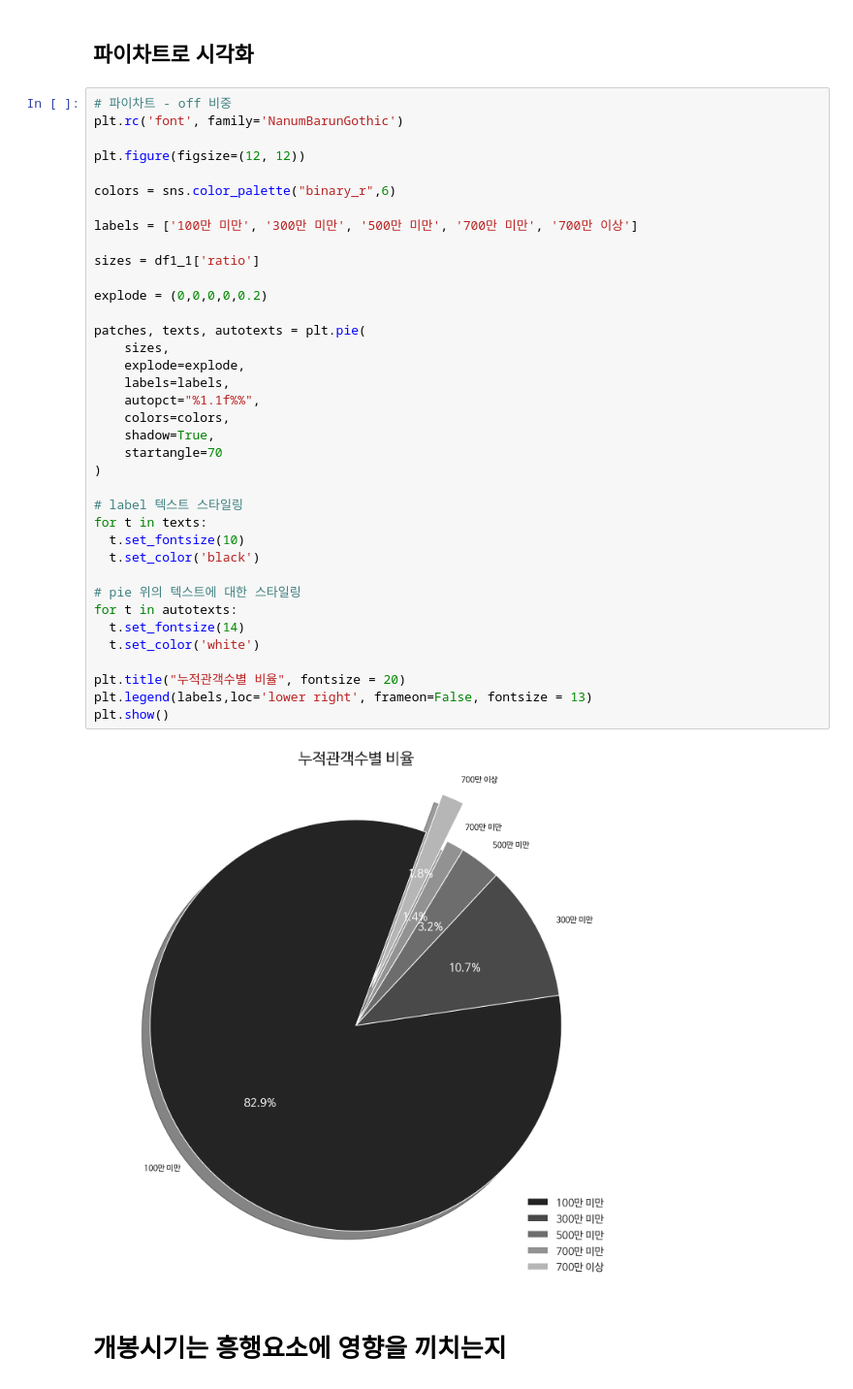
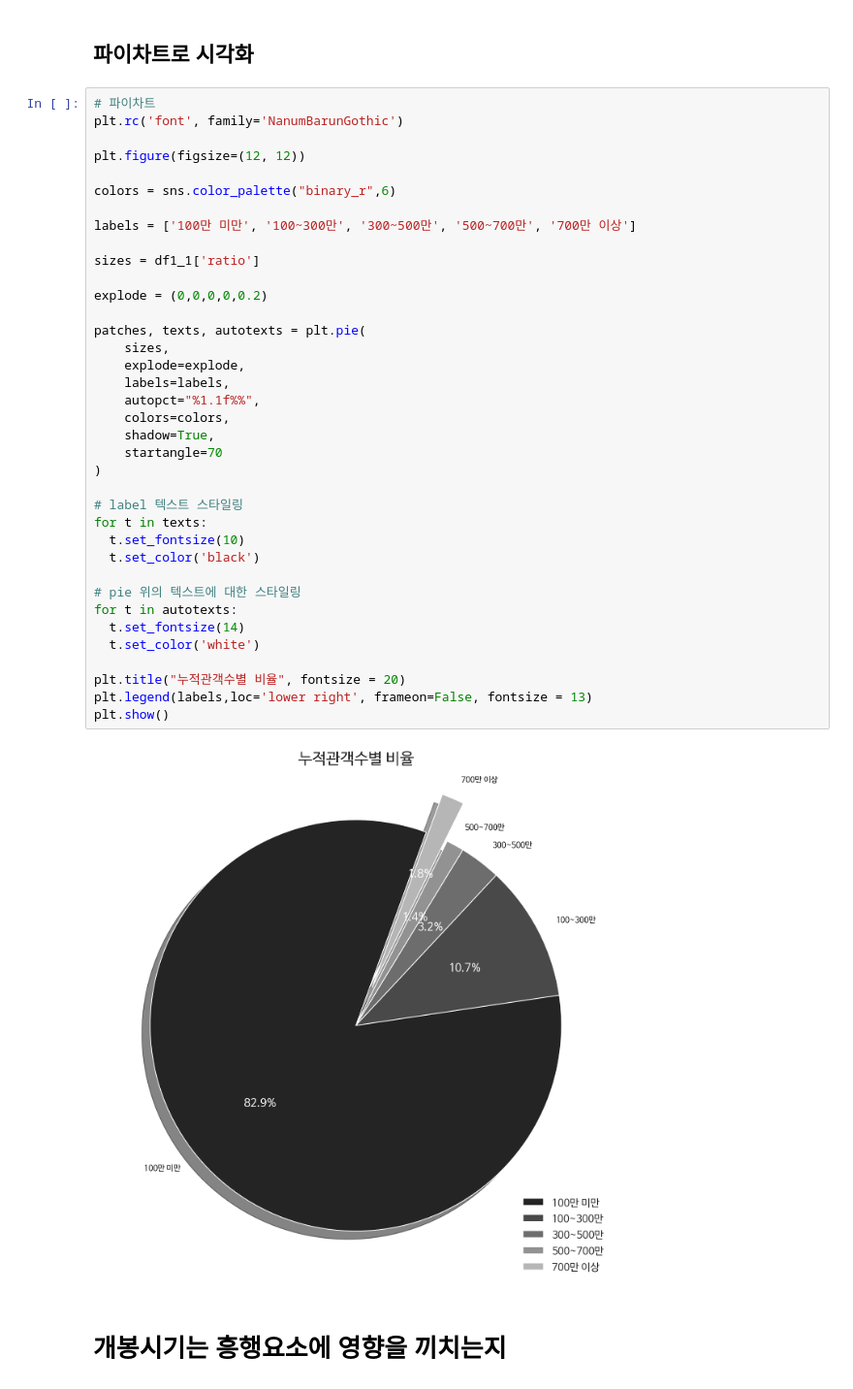
Before and after one commit to suyeee/DE_Project, a Jupyter notebook: 네이버_영화_분석.ipynb, the cells around one changed output. Shown at 97% size. Cells and saved outputs as stored; diff of their text form.

```diff
--- a/네이버_영화_분석.ipynb
+++ b/네이버_영화_분석.ipynb
@@ -400,44 +400,44 @@ df1_1['count'].sum()
 # %% [markdown]
 ## 파이차트로 시각화
 # %%
-# 파이차트 - off 비중
+# 파이차트
 plt.rc('font', family='NanumBarunGothic')
 
 plt.figure(figsize=(12, 12))
 
 colors = sns.color_palette("binary_r",6)
 
-labels = ['100만 미만', '300만 미만', '500만 미만', '700만 미만', '700만 이상']
+labels = ['100만 미만', '100~300만', '300~500만', '500~700만', '700만 이상']
 
 sizes = df1_1['ratio']
 
 explode = (0,0,0,0,0.2)
 
 patches, texts, autotexts = plt.pie(
     sizes,
     explode=explode,
     labels=labels,
     autopct="%1.1f%%",
     colors=colors,
     shadow=True,
     startangle=70
 )
 
 # label 텍스트 스타일링
 for t in texts:
   t.set_fontsize(10)
   t.set_color('black')
 
 # pie 위의 텍스트에 대한 스타일링
 for t in autotexts:
   t.set_fontsize(14)
   t.set_color('white')
 
 plt.title("누적관객수별 비율", fontsize = 20)
 plt.legend(labels,loc='lower right', frameon=False, fontsize = 13)
 plt.show()
 # %% [output]
-[figure, old version]
+[figure, new version]
 # %% [markdown]
 # 개봉시기는 흥행요소에 영향을 끼치는지
 # %% [markdown]
```
Also changed, not shown: parts of 80 cells of this notebook.
